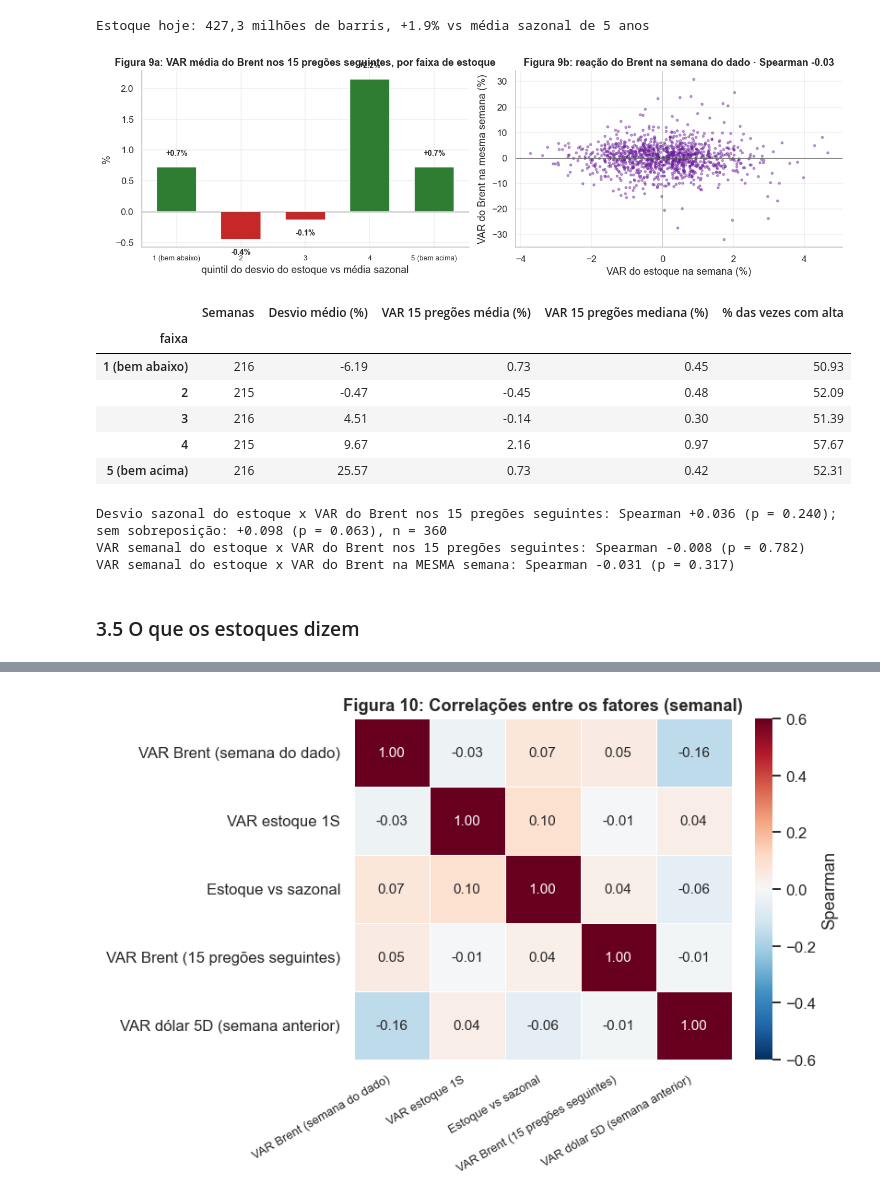
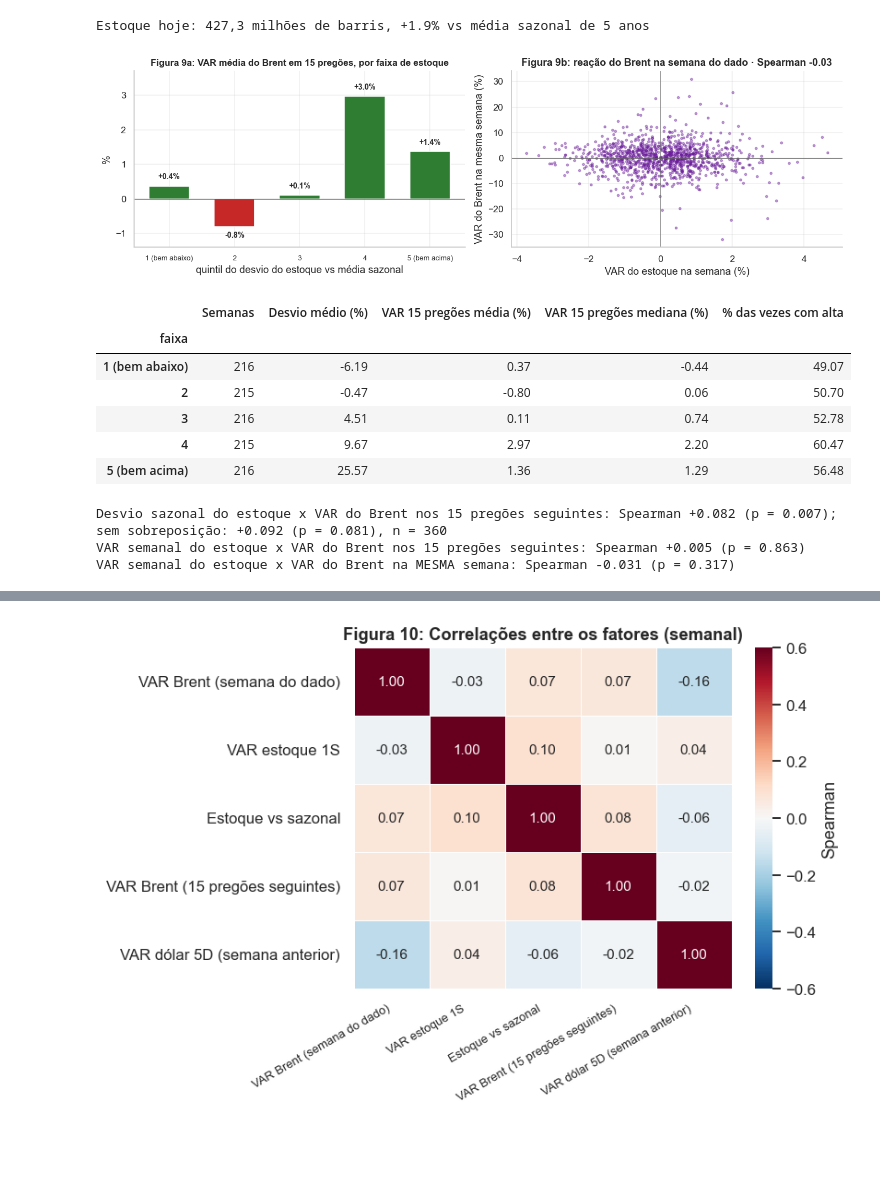
Before and after one commit to ViniciusFranciscon/TC_Fase_4, a Jupyter notebook: 01_Notebook/TC_Petroleo.ipynb, the cells around one changed output, grey strips where cells are left out. Drawn from its saved outputs; the diff is of its cells as text; code cells hidden in the pictures; blank space fills up the shorter version.

```diff
--- a/01_Notebook/TC_Petroleo.ipynb
+++ b/01_Notebook/TC_Petroleo.ipynb
@@ -54,11 +54,19 @@ print(f"Pasta de dados: {BASE}")
 Pasta de dados: C:\Users\vinic\OneDrive\Área de Trabalho\TC - 04 SUB\00_Base_TC
 # %%
 # 1.1 Leitura das bases
-base   = pd.read_parquet(BASE / "base_modelagem_diaria.parquet").sort_values("data").reset_index(drop=True)
+base_bruta = pd.read_parquet(BASE / "base_modelagem_diaria.parquet").sort_values("data").reset_index(drop=True)
 dolar  = pd.read_parquet(BASE / "dolar_amplo_fred.parquet").sort_values("data").reset_index(drop=True)
 est    = pd.read_parquet(BASE / "estoques_crude_eia.parquet").sort_values("semana_ref").reset_index(drop=True)
+eia    = pd.read_parquet(BASE / "brent_eia_conferencia.parquet").sort_values("data").reset_index(drop=True)   # só conferência
 
-# 1.2 Verificações de sanidade
+# 1.2 O Ipeadata traz registros em sábado e domingo (2002 a 2018). O Brent só é negociado em dias úteis.
+fds = base_bruta["data"].dt.dayofweek >= 5
+print(f"Registros em fim de semana na série do Ipeadata: {fds.sum()} de {len(base_bruta)} ({fds.mean()*100:.1f}%), entre {base_bruta.loc[fds,'data'].min():%d/%m/%Y} e {base_bruta.loc[fds,'data'].max():%d/%m/%Y}")
+base = base_bruta.loc[~fds].reset_index(drop=True)          # regra adotada: manter só dias úteis
+print(f"Base de trabalho: {len(base)} dias úteis")
+
+# 1.3 Verificações de sanidade
+assert (base["data"].dt.dayofweek < 5).all(), "ainda há fim de semana na base"
 assert base["data"].is_monotonic_increasing and base["data"].is_unique, "datas fora de ordem ou repetidas"
 assert base.notna().all().all(), "há valores vazios na base"
 assert (base["preco_usd"] > 0).all(), "há preços não positivos"
@@ -73,7 +81,7 @@ df["VAR_1D"] = df["preco_usd"].pct_change() * 100
 print("Todas as verificações passaram.")
 display(pd.DataFrame({
     "Série": ["Brent (US$/barril)", "Dólar amplo (índice)", "Estoques de petróleo bruto EUA (mil barris)"],
-    "Frequência": ["diária", "diária", "semanal"],
+    "Frequência": ["diária (dias úteis)", "diária", "semanal"],
     "Observações": [pt(len(base)), pt(len(dolar)), pt(len(est))],
     "Início": [f"{D.min():%d/%m/%Y}", f"{dolar['data'].min():%d/%m/%Y}", f"{est['semana_ref'].min():%d/%m/%Y}"],
     "Fim": [f"{D.max():%d/%m/%Y}", f"{dolar['data'].max():%d/%m/%Y}", f"{est['semana_ref'].max():%d/%m/%Y}"],
@@ -87,0 +125,12 @@ Todas as verificações passaram.
+# %%
+# 1.5 O defeito não é só de data: ele muda as estatísticas da série (VAR diária, dias úteis)
+def estat(serie):
+    r = serie.pct_change().dropna() * 100
+    return {"Dias": len(r), "DESV_PAD da VAR diária (%)": r.std(), "Autocorrelação em 1 dia": r.autocorr(1), "Dias com |VAR| > 5% (%)": (r.abs() > 5).mean() * 100}
+ip, ee = base.set_index("data")["preco_usd"], eia.set_index("data")["preco_eia_usd"]
+linhas = []
+for nome, i0, i1 in [("2006 a 2018", "2006-01-01", "2018-12-31"), ("2019 a 2026", "2019-01-01", "2026-12-31")]:
+    for fonte, ser in [("Ipeadata (usado)", ip), ("EIA (conferência)", ee)]:
+        linhas.append({"Período": nome, "Fonte": fonte, **estat(ser[i0:i1])})
+IMPACTO = pd.DataFrame(linhas)
+display(IMPACTO.style.hide(axis="index").format({"DESV_PAD da VAR diária (%)": "{:.2f}", "Autocorrelação em 1 dia": "{:+.3f}", "Dias com |VAR| > 5% (%)": "{:.1f}"}))
@@ -137,9 +202,9 @@ EV = [
  ("2020-04-21", "queda",  "demanda",       "Mínimo da série (US$ 9,12), um dia após o WTI fechar negativo",                                 "dado da série"),
  ("2022-02-24", "alta",   "geopolítica",   "Rússia invade a Ucrânia: risco sobre a oferta russa",                                           "conhecimento geral"),
  ("2022-03-08", "alta",   "geopolítica",   "Pico do choque (US$ 133); EUA anunciam veto ao petróleo russo",                                 "conhecimento geral"),
- ("2025-04-02", "queda",  "demanda",       "Tarifas dos EUA e OPEP+ acelera a retirada de cortes: preço cai para perto de US$ 60",          "web (pesquisa)"),
+ ("2025-04-02", "queda",  "demanda",       "Tarifas dos EUA ('Dia da Libertação') pressionam a demanda; OPEP+ já devolve cortes a partir de maio", "conhecimento geral"),
  ("2025-06-13", "alta",   "geopolítica",   "Israel ataca o Irã (guerra de 12 dias)",                                                        "web (pesquisa)"),
- ("2025-06-24", "queda",  "geopolítica",   "Cessar-fogo Israel-Irã: o prêmio de risco some em poucos dias",                                 "web (pesquisa)"),
+ ("2025-06-24", "queda",  "geopolítica",   "Cessar-fogo Israel-Irã: o prêmio de risco some em poucos dias",                                 "conhecimento geral"),
  ("2026-03-02", "alta",   "geopolítica",   "Guerra com o Irã e fechamento do Estreito de Ormuz: Brent salta mais de 10% em um dia",         "web (pesquisa)"),
  ("2026-04-08", "queda",  "geopolítica",   "Cessar-fogo EUA-Irã anunciado, embora o tráfego no estreito siga baixo",                        "web (pesquisa)"),
  ("2026-07-08", "alta",   "geopolítica",   "EUA voltam a atacar o Irã e revertem a queda para níveis de pré-guerra",                        "web (pesquisa)"),
@@ -160,7 +225,7 @@ for (_, e), i0 in zip(eventos.iterrows(), POS):
                    "VAR dia (%)": (y[i0] / ref - 1) * 100,
                    "VAR 5 pregões (%)": (y[i0 + 4] / ref - 1) * 100 if i0 + 4 < len(y) else np.nan,
                    "VAR 20 pregões (%)": (y[i0 + 19] / ref - 1) * 100 if i0 + 19 < len(y) else np.nan,
-                   "Evento": e["evento"][:92]})
+                   "Origem": e["verificacao"], "Evento": e["evento"][:92]})
 EST_EV = pd.DataFrame(linhas)
 display(EST_EV.style.hide(axis="index").format({"Preço antes (US$)": "{:.2f}", "VAR dia (%)": "{:+.1f}", "VAR 5 pregões (%)": "{:+.1f}", "VAR 20 pregões (%)": "{:+.1f}"}, na_rep="—"))
 # %% [output]
@@ -347,7 +412,7 @@ Máximo de 2008 (US$ 143,95) nunca foi recuperado: o pico de 2026 foi US$ 138,21
 # %%
 # 2.6 Figura 5: DESV_PAD 30D e regimes
 df["DESV_PAD_30D"] = df["VAR_1D"].rolling(30).std()
-q_calmo, q_alto = 1.5, 3.0   # cortes em % ao dia
+q_calmo, q_alto = 1.5, 3.5   # cortes em % ao dia
 df["regime"] = pd.cut(df["DESV_PAD_30D"], [-np.inf, q_calmo, q_alto, np.inf], labels=["calmo", "moderado", "instável"])
 
 fig, ax = plt.subplots(figsize=(11.5, 3.7))
@@ -370,5 +435,5 @@ tab = df.dropna(subset=["DESV_PAD_30D", "VAR_15D_FUT"]).groupby("regime", observ
 tab["perc"] = tab["dias"] / tab["dias"].sum() * 100
 display(tab.rename(columns={"dias": "Dias", "perc": "% dos dias", "VAR15_media_abs": "|VAR| média em 15 pregões (%)",
                             "VAR15_p10": "VAR 15 pregões, p10 (%)", "VAR15_p90": "VAR 15 pregões, p90 (%)"}).round(2))
-print(f"DESV_PAD 30D hoje: {df['DESV_PAD_30D'].iloc[-1]:.2f}% ({df['regime'].iloc[-1]}); média histórica {df['DESV_PAD_30D'].mean():.2f}%; máximo {df['DESV_PAD_30D'].max():.1f}% em {D[int(df['DESV_PAD_30D'].values.argmax())]:%d/%m/%Y}")
+print(f"DESV_PAD 30D hoje: {df['DESV_PAD_30D'].iloc[-1]:.2f}% ({df['regime'].iloc[-1]}); média histórica {df['DESV_PAD_30D'].mean():.2f}%; máximo {df['DESV_PAD_30D'].max():.1f}% em {D[int(df['DESV_PAD_30D'].idxmax())]:%d/%m/%Y}")
 # %% [output]
@@ -503,44 +609,42 @@ e2 = pd.merge_asof(e2.sort_values("data_disponivel"), d_est.rename(columns={"dat
 p_ref = pd.merge_asof(e2.sort_values("semana_ref")[["semana_ref"]], d_est.rename(columns={"data": "d_ref", "preco_usd": "p_ref"})[["d_ref", "p_ref"]], left_on="semana_ref", right_on="d_ref", direction="backward")
 e2 = e2.sort_values("semana_ref").reset_index(drop=True); e2["p_ref"] = p_ref["p_ref"].values
 e2["VAR_semana_atual"] = (e2["preco_usd"] / e2["p_ref"] - 1) * 100
 
 e2["faixa"] = pd.qcut(e2["desvio_pct"], 5, labels=["1 (bem abaixo)", "2", "3", "4", "5 (bem acima)"])
 tb = e2.groupby("faixa", observed=True).agg(semanas=("desvio_pct", "size"), desvio_medio=("desvio_pct", "mean"),
                                             VAR15_media=("VAR_15D_FUT", "mean"), VAR15_mediana=("VAR_15D_FUT", "median"),
                                             positivo=("VAR_15D_FUT", lambda s: (s > 0).mean() * 100))
 rho, p_rho = stats.spearmanr(e2["desvio_pct"], e2["VAR_15D_FUT"])
 sub = e2.iloc[::3]                                   # a cada 3 semanas: janelas de 15 pregões não se sobrepõem
 rho_s, p_rho_s = stats.spearmanr(sub["desvio_pct"], sub["VAR_15D_FUT"])
 rho_w, p_rho_w = stats.spearmanr(e2["VAR_1S"].fillna(0), e2["VAR_15D_FUT"])
 rho_c, p_rho_c = stats.spearmanr(e2["VAR_1S"].fillna(0), e2["VAR_semana_atual"])
 
 fig, axs = plt.subplots(1, 2, figsize=(12.5, 3.9))
 axs[0].bar(range(5), tb["VAR15_media"], color=[VERDE if v > 0 else VERMELHO for v in tb["VAR15_media"]], width=0.62)
 axs[0].set_xticks(range(5)); axs[0].set_xticklabels(tb.index, fontsize=8.5); axs[0].axhline(0, color=CINZA, lw=0.8)
 for i, v in enumerate(tb["VAR15_media"]): axs[0].text(i, v + (0.15 if v >= 0 else -0.15), f"{v:+.1f}%", ha="center", va="bottom" if v >= 0 else "top", fontweight="bold", fontsize=9)
-axs[0].set_title("Figura 9a: VAR média do Brent nos 15 pregões seguintes, por faixa de estoque")
+axs[0].set_ylim(-1.4, 3.7); axs[0].set_title("Figura 9a: VAR média do Brent em 15 pregões, por faixa de estoque", fontsize=11)
 axs[0].set_xlabel("quintil do desvio do estoque vs média sazonal"); axs[0].set_ylabel("%")
 axs[1].scatter(e2["VAR_1S"], e2["VAR_semana_atual"], s=7, alpha=0.4, color=ROXO)
 axs[1].axhline(0, color=CINZA, lw=0.6); axs[1].axvline(0, color=CINZA, lw=0.6)
 axs[1].set_xlabel("VAR do estoque na semana (%)"); axs[1].set_ylabel("VAR do Brent na mesma semana (%)")
 axs[1].set_title(f"Figura 9b: reação do Brent na semana do dado · Spearman {rho_c:+.2f}")
 plt.tight_layout(); plt.show()
 display(tb.rename(columns={"semanas": "Semanas", "desvio_medio": "Desvio médio (%)", "VAR15_media": "VAR 15 pregões média (%)",
                            "VAR15_mediana": "VAR 15 pregões mediana (%)", "positivo": "% das vezes com alta"}).round(2))
 print(f"Desvio sazonal do estoque x VAR do Brent nos 15 pregões seguintes: Spearman {rho:+.3f} (p = {p_rho:.3f}); sem sobreposição: {rho_s:+.3f} (p = {p_rho_s:.3f}), n = {len(sub)}")
 print(f"VAR semanal do estoque x VAR do Brent nos 15 pregões seguintes: Spearman {rho_w:+.3f} (p = {p_rho_w:.3f})")
 print(f"VAR semanal do estoque x VAR do Brent na MESMA semana: Spearman {rho_c:+.3f} (p = {p_rho_c:.3f})")
 # %% [output]
-[figure, old version]
+[figure, new version]
 |  | Semanas | Desvio médio (%) | VAR 15 pregões média (%) | VAR 15 pregões mediana (%) | % das vezes com alta |
 | faixa |  |  |  |  |  |
-| 1 (bem abaixo) | 216 | -6.19 | 0.73 | 0.45 | 50.93 |
-| 2 | 215 | -0.47 | -0.45 | 0.48 | 52.09 |
-| 3 | 216 | 4.51 | -0.14 | 0.30 | 51.39 |
-| 4 | 215 | 9.67 | 2.16 | 0.97 | 57.67 |
-| 5 (bem acima) | 216 | 25.57 | 0.73 | 0.42 | 52.31 |
+| 1 (bem abaixo) | 216 | -6.19 | 0.37 | -0.44 | 49.07 |
+| 2 | 215 | -0.47 | -0.80 | 0.06 | 50.70 |
+| 3 | 216 | 4.51 | 0.11 | 0.74 | 52.78 |
+| 4 | 215 | 9.67 | 2.97 | 2.20 | 60.47 |
+| 5 (bem acima) | 216 | 25.57 | 1.36 | 1.29 | 56.48 |
-Desvio sazonal do estoque x VAR do Brent nos 15 pregões seguintes: Spearman +0.036 (p = 0.240); sem sobreposição: +0.098 (p = 0.063), n = 360
-VAR semanal do estoque x VAR do Brent nos 15 pregões seguintes: Spearman -0.008 (p = 0.782)
+Desvio sazonal do estoque x VAR do Brent nos 15 pregões seguintes: Spearman +0.082 (p = 0.007); sem sobreposição: +0.092 (p = 0.081), n = 360
+VAR semanal do estoque x VAR do Brent nos 15 pregões seguintes: Spearman +0.005 (p = 0.863)
 VAR semanal do estoque x VAR do Brent na MESMA semana: Spearman -0.031 (p = 0.317)
-# %% [markdown]
-### 3.5 O que os estoques dizem
```
Also changed, not shown: parts of 30 cells of this notebook, 2 other files.
